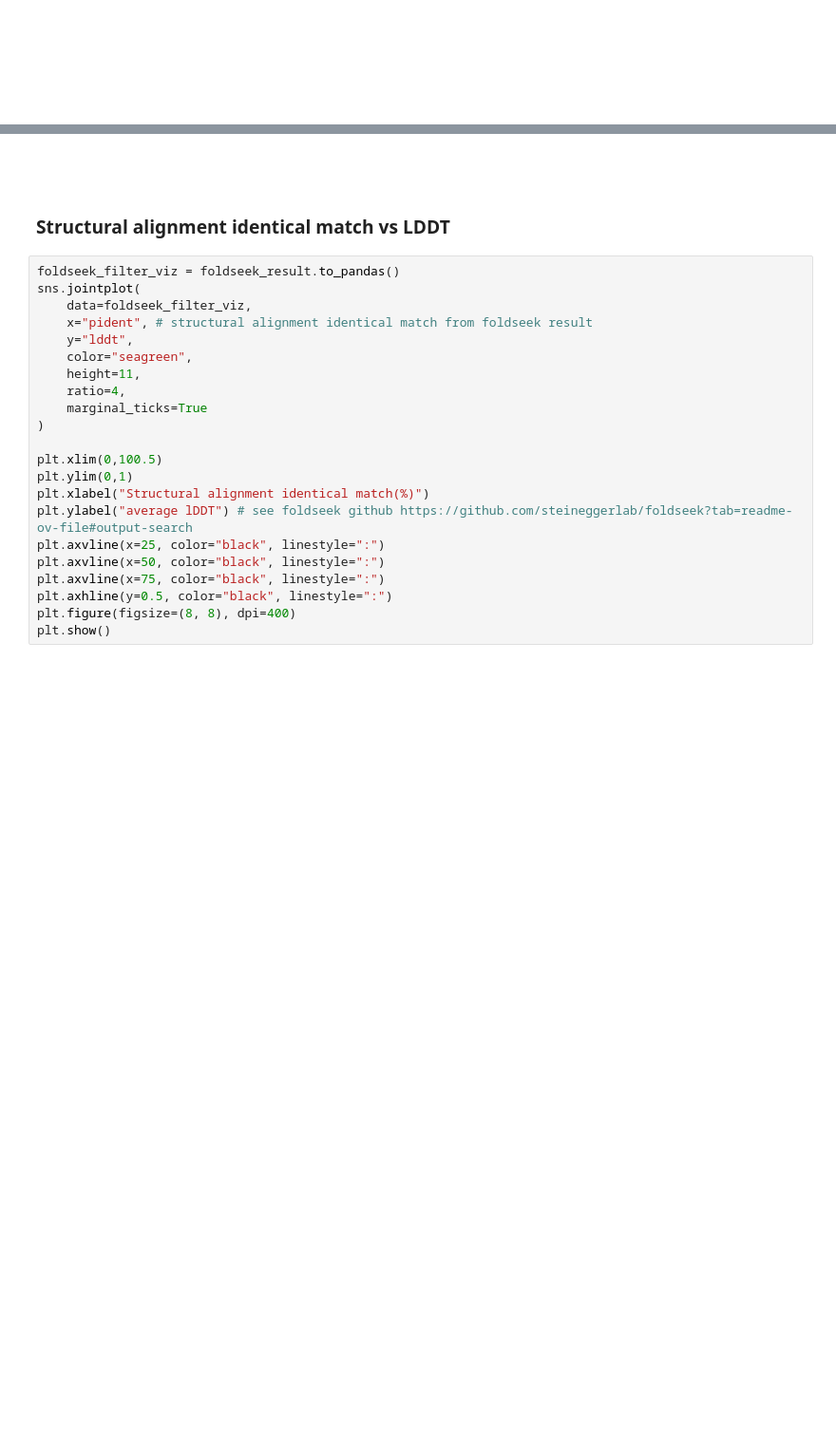
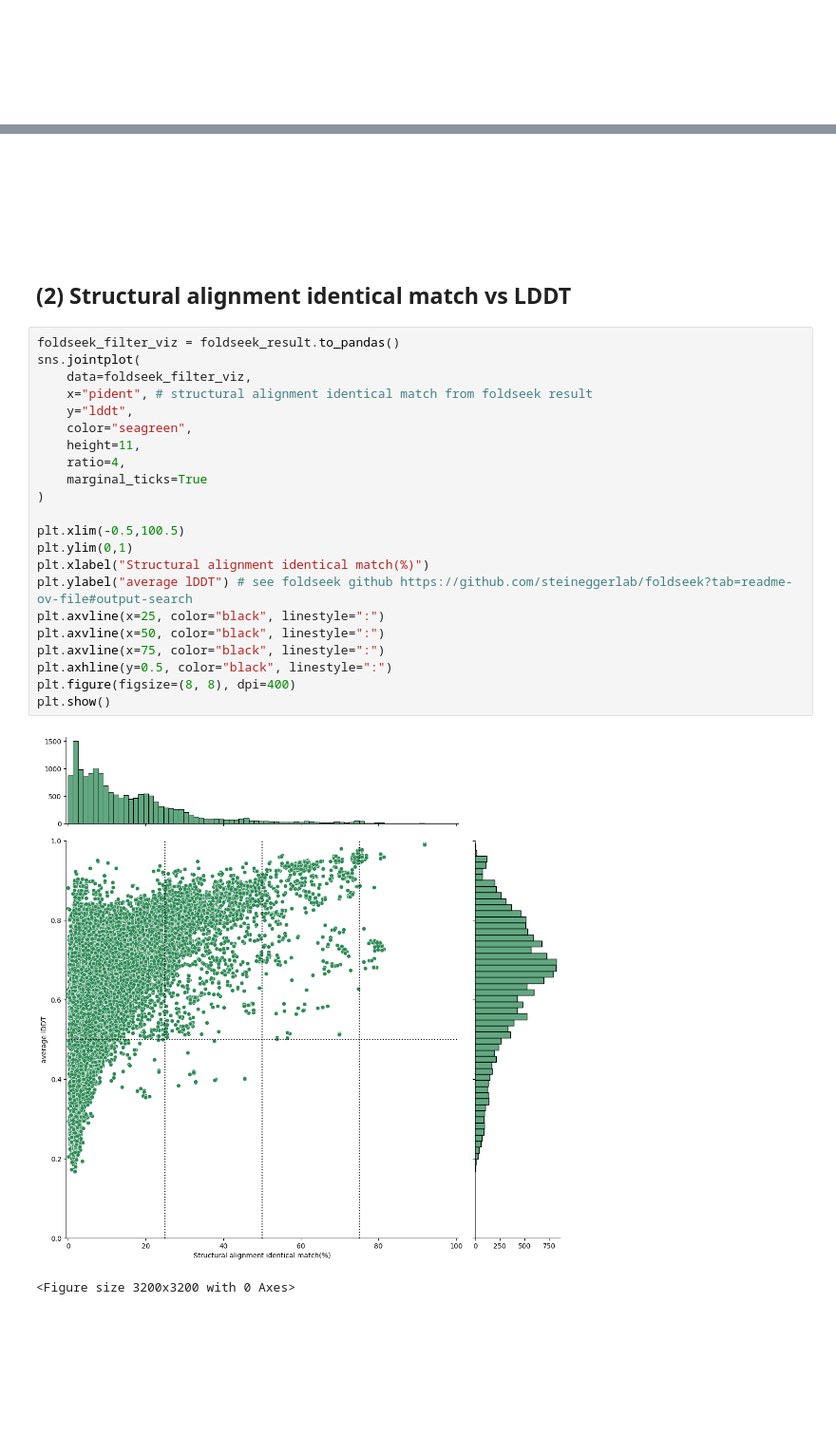
Before and after one commit to yonesora56/HS_rice_analysis, a Jupyter notebook: notebooks/13_foldseek_result_parse_2_up_tmalign.ipynb, the cells around one changed output, grey strips where cells are left out. Shown at 95% size. Saved outputs shown, nothing was run; the diff lists cells and outputs as text; blank space fills up the shorter version.

```diff
--- a/notebooks/13_foldseek_result_parse_2_up_tmalign.ipynb
+++ b/notebooks/13_foldseek_result_parse_2_up_tmalign.ipynb
@@ -78,29 +99,36 @@ display(foldseek_result)
 # %% [markdown]
 &nbsp;
+
+&nbsp;
+
+&nbsp;
 # %% [markdown]
-### Structural alignment identical match vs LDDT
+## (2) Structural alignment identical match vs LDDT
 # %%
 foldseek_filter_viz = foldseek_result.to_pandas()
 sns.jointplot(
     data=foldseek_filter_viz,
     x="pident", # structural alignment identical match from foldseek result
     y="lddt",
     color="seagreen",
     height=11,
     ratio=4,
     marginal_ticks=True
 )
 
-plt.xlim(0,100.5)
+plt.xlim(-0.5,100.5)
 plt.ylim(0,1)
 plt.xlabel("Structural alignment identical match(%)")
 plt.ylabel("average lDDT") # see foldseek github https://github.com/steineggerlab/foldseek?tab=readme-ov-file#output-search
 plt.axvline(x=25, color="black", linestyle=":")
 plt.axvline(x=50, color="black", linestyle=":")
 plt.axvline(x=75, color="black", linestyle=":")
 plt.axhline(y=0.5, color="black", linestyle=":")
 plt.figure(figsize=(8, 8), dpi=400)
 plt.show()
+# %% [output]
+[figure, added]
+<Figure size 3200x3200 with 0 Axes>
 # %% [markdown]
 &nbsp;
 
```
Also changed, not shown: parts of 66 cells of this notebook, 7 other files.
